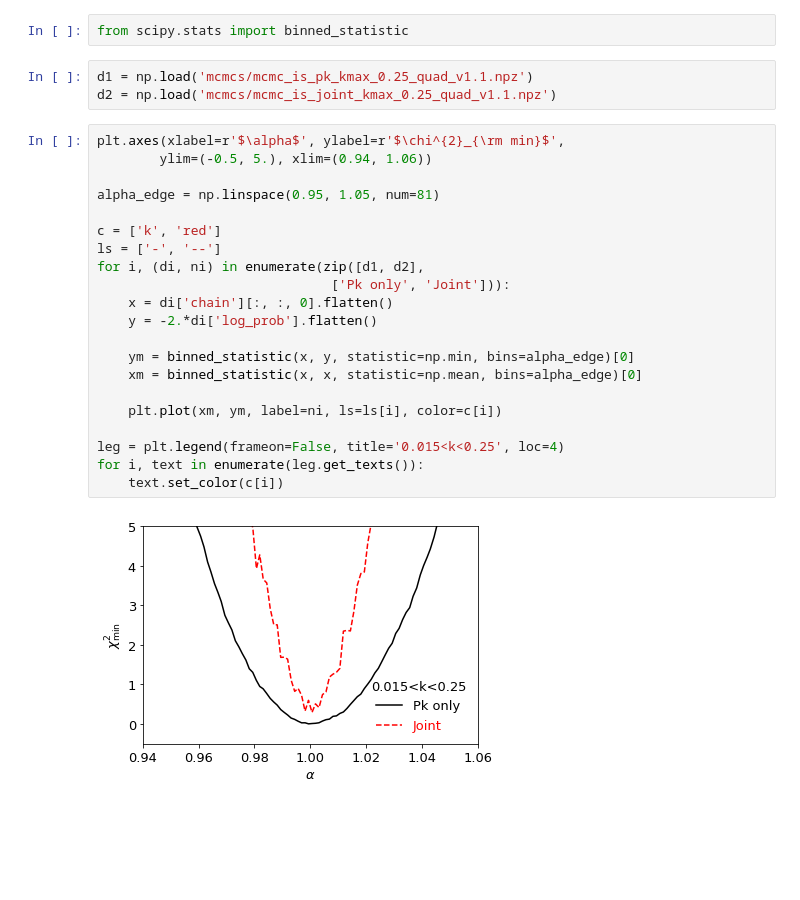
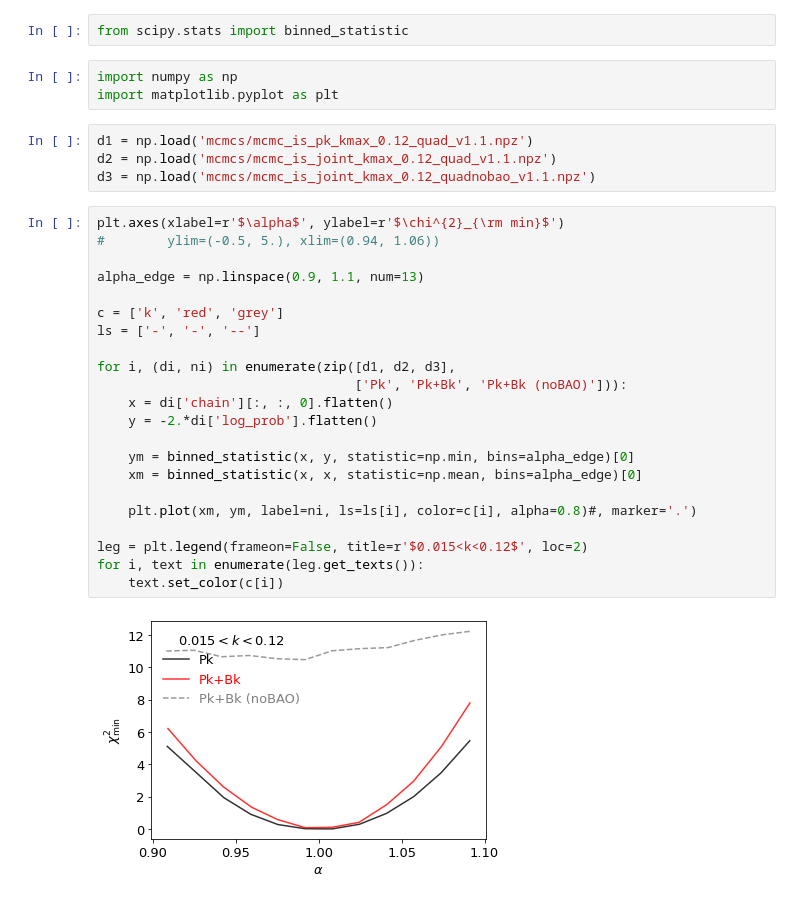
Before and after one commit to mehdirezaie/bispectrum, a Jupyter notebook: bao.ipynb, the cells around one changed output. Cells and saved outputs as stored; diff of their text form; blank space fills up the shorter version.

```diff
--- a/bao.ipynb
+++ b/bao.ipynb
@@ -32,29 +32,34 @@ plot_glambk()
 # Abacus variance is more sensitive to # of realizations rather than the amplitude
 # %%
 from scipy.stats import binned_statistic
+# %%
+import numpy as np
+import matplotlib.pyplot as plt
 # %%
-d1 = np.load('mcmcs/mcmc_is_pk_kmax_0.25_quad_v1.1.npz')
-d2 = np.load('mcmcs/mcmc_is_joint_kmax_0.25_quad_v1.1.npz')
+d1 = np.load('mcmcs/mcmc_is_pk_kmax_0.12_quad_v1.1.npz')
+d2 = np.load('mcmcs/mcmc_is_joint_kmax_0.12_quad_v1.1.npz')
+d3 = np.load('mcmcs/mcmc_is_joint_kmax_0.12_quadnobao_v1.1.npz')
 # %%
-plt.axes(xlabel=r'$\alpha$', ylabel=r'$\chi^{2}_{\rm min}$',
-        ylim=(-0.5, 5.), xlim=(0.94, 1.06))
+plt.axes(xlabel=r'$\alpha$', ylabel=r'$\chi^{2}_{\rm min}$')
+#        ylim=(-0.5, 5.), xlim=(0.94, 1.06))
 
-alpha_edge = np.linspace(0.95, 1.05, num=81)
+alpha_edge = np.linspace(0.9, 1.1, num=13)
 
-c = ['k', 'red']
-ls = ['-', '--']
-for i, (di, ni) in enumerate(zip([d1, d2],
-                              ['Pk only', 'Joint'])):
+c = ['k', 'red', 'grey']
+ls = ['-', '-', '--']
+
+for i, (di, ni) in enumerate(zip([d1, d2, d3],
+                                 ['Pk', 'Pk+Bk', 'Pk+Bk (noBAO)'])):
     x = di['chain'][:, :, 0].flatten()
     y = -2.*di['log_prob'].flatten()
 
     ym = binned_statistic(x, y, statistic=np.min, bins=alpha_edge)[0]
     xm = binned_statistic(x, x, statistic=np.mean, bins=alpha_edge)[0]
 
-    plt.plot(xm, ym, label=ni, ls=ls[i], color=c[i])
+    plt.plot(xm, ym, label=ni, ls=ls[i], color=c[i], alpha=0.8)#, marker='.')
 
-leg = plt.legend(frameon=False, title='0.015<k<0.25', loc=4)
+leg = plt.legend(frameon=False, title=r'$0.015<k<0.12$', loc=2)
 for i, text in enumerate(leg.get_texts()):
     text.set_color(c[i])
 # %% [output]
-[figure, old version]
+[figure, new version]
```
Also changed, not shown: parts of 53 cells of this notebook.
